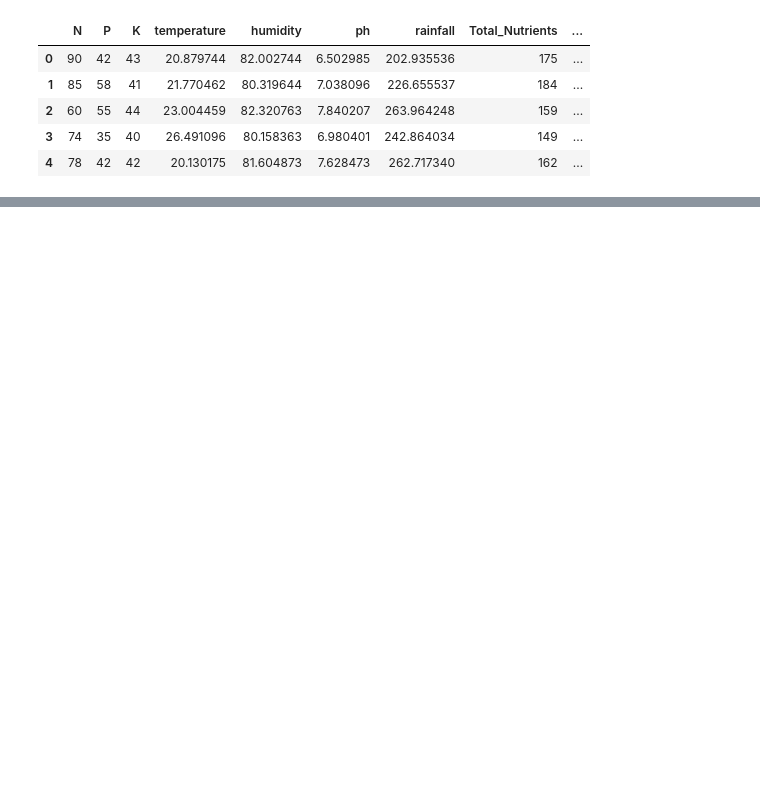
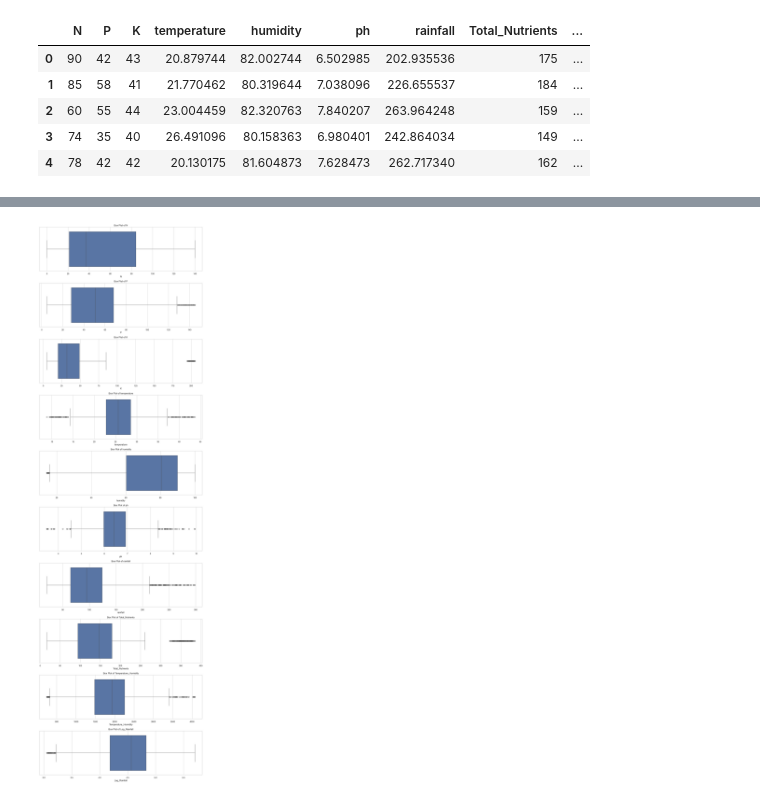
Before and after one commit to Saranga99/intellihack, a Jupyter notebook: Crop Prediction.ipynb, the cells around one changed output, grey strips where cells are left out. Drawn from its saved outputs; the diff is of its cells as text; code cells hidden in the pictures; blank space fills up the shorter version.

```diff
--- a/Crop Prediction.ipynb
+++ b/Crop Prediction.ipynb
@@ -12,0 +64,16 @@ df.head()
+# %%
+numerical_cols = df.select_dtypes(include=['int64', 'float64']).columns
+# %%
+# Set up the matplotlib figure
+plt.figure(figsize=(12, len(numerical_cols) * 4))  # Adjust the figure size as needed
+
+# Create a boxplot for each numerical column
+for i, col in enumerate(numerical_cols):
+    plt.subplot(len(numerical_cols), 1, i + 1)  # Create a subplot for each column
+    sns.boxplot(x=df[col])
+    plt.title(f'Box Plot of {col}')  # Title for each subplot
+
+plt.tight_layout()  # Adjust subplots to fit into figure area.
+plt.show()
+# %% [output]
+[figure, added]
```
Also changed, not shown: parts of 31 cells of this notebook, 1 other file.
